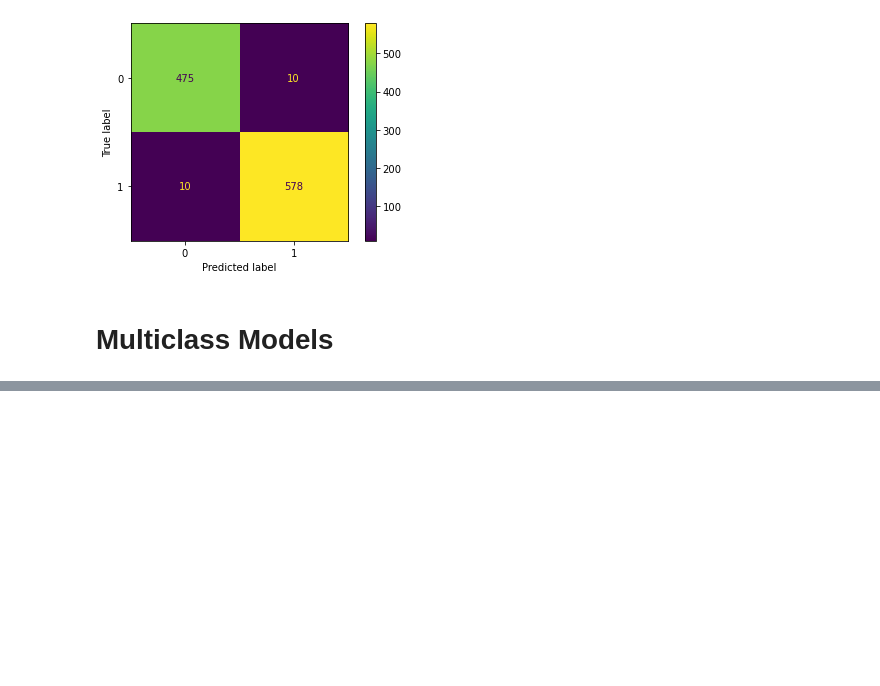
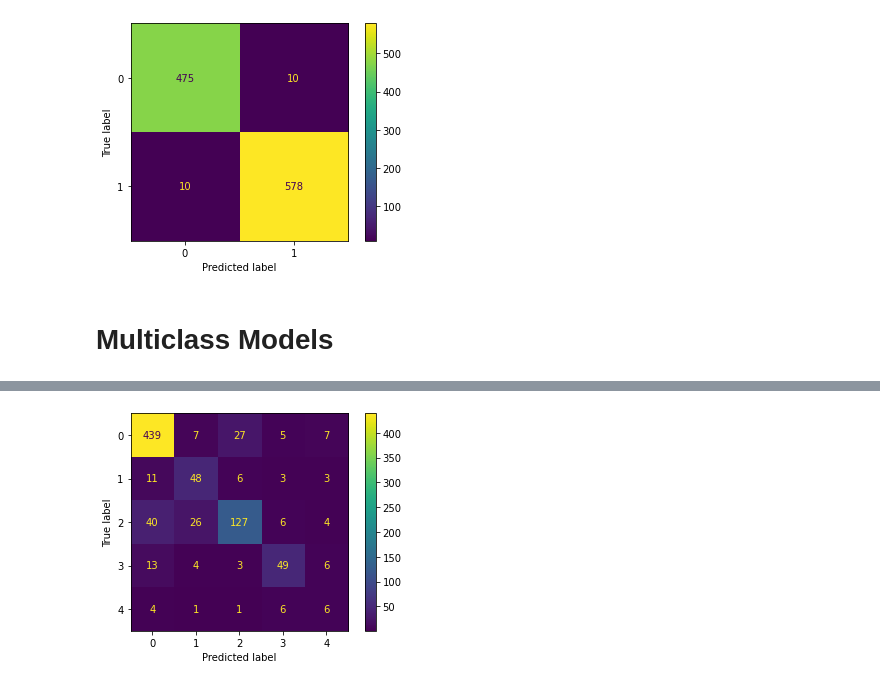
Before and after one commit to JoshuaGottlieb/Exoplanet-Classification, a Jupyter notebook: notebooks/Modeling.ipynb, the cells around one changed output, grey strips where cells are left out. Saved outputs shown, nothing was run; the diff lists cells and outputs as text; code cells hidden in the pictures; blank space fills up the shorter version.

```diff
--- a/notebooks/Modeling.ipynb
+++ b/notebooks/Modeling.ipynb
@@ -330,0 +347,15 @@ weighted avg       0.88      0.87      0.88       852
+# %%
+params = [
+    {
+        'clf': (KNeighborsClassifier(),),
+        'clf__n_neighbors': [3, 5, 7, 9],
+        'clf__weights': ['uniform', 'distance'],
+        'rsm': samplers[:-1]
+    }
+]
+
+kneighbors = run_model(X_train_multi, X_test_multi, y_train_multi, y_test_multi,
+                 estimator = KNeighborsClassifier(), grid_search = True, grid_params = params,
+                 cv = 5, plot_confusion = True)
+# %% [output]
+[figure, added]
```
Also changed, not shown: parts of 19 cells of this notebook, 7 other files.
